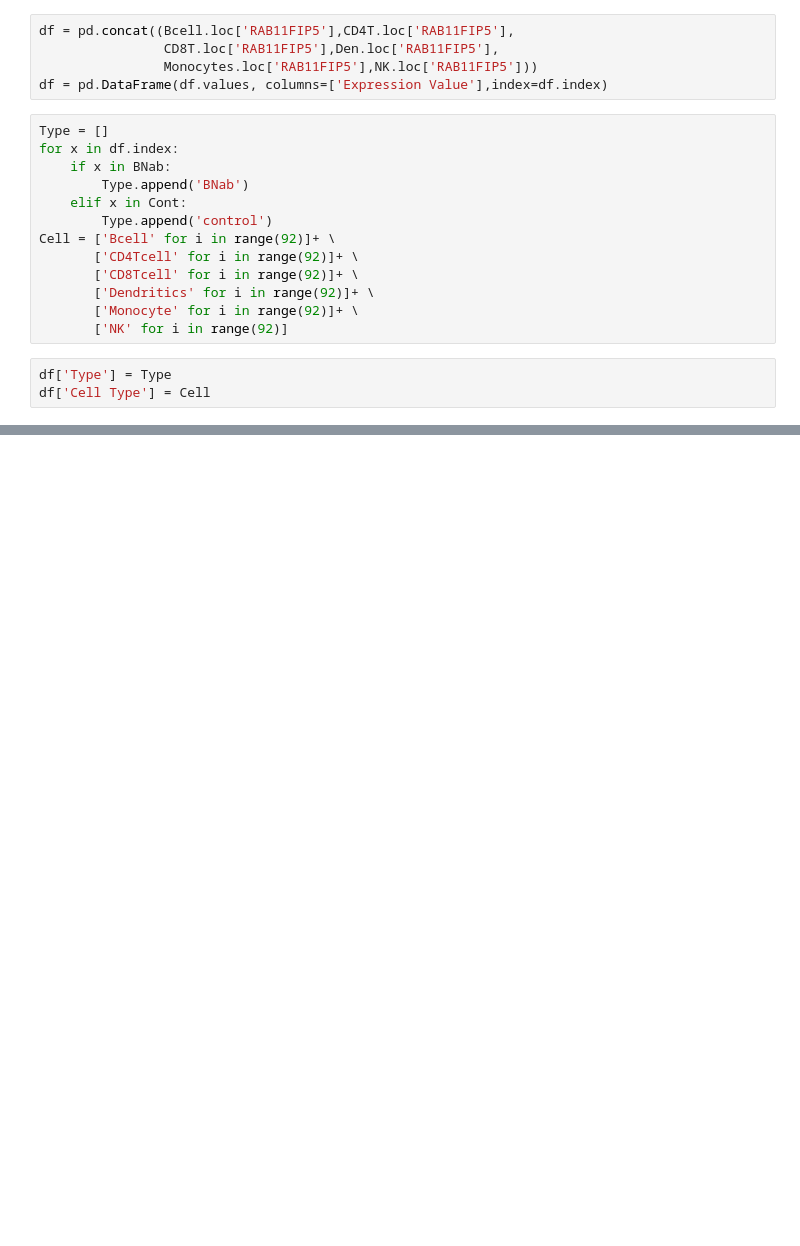
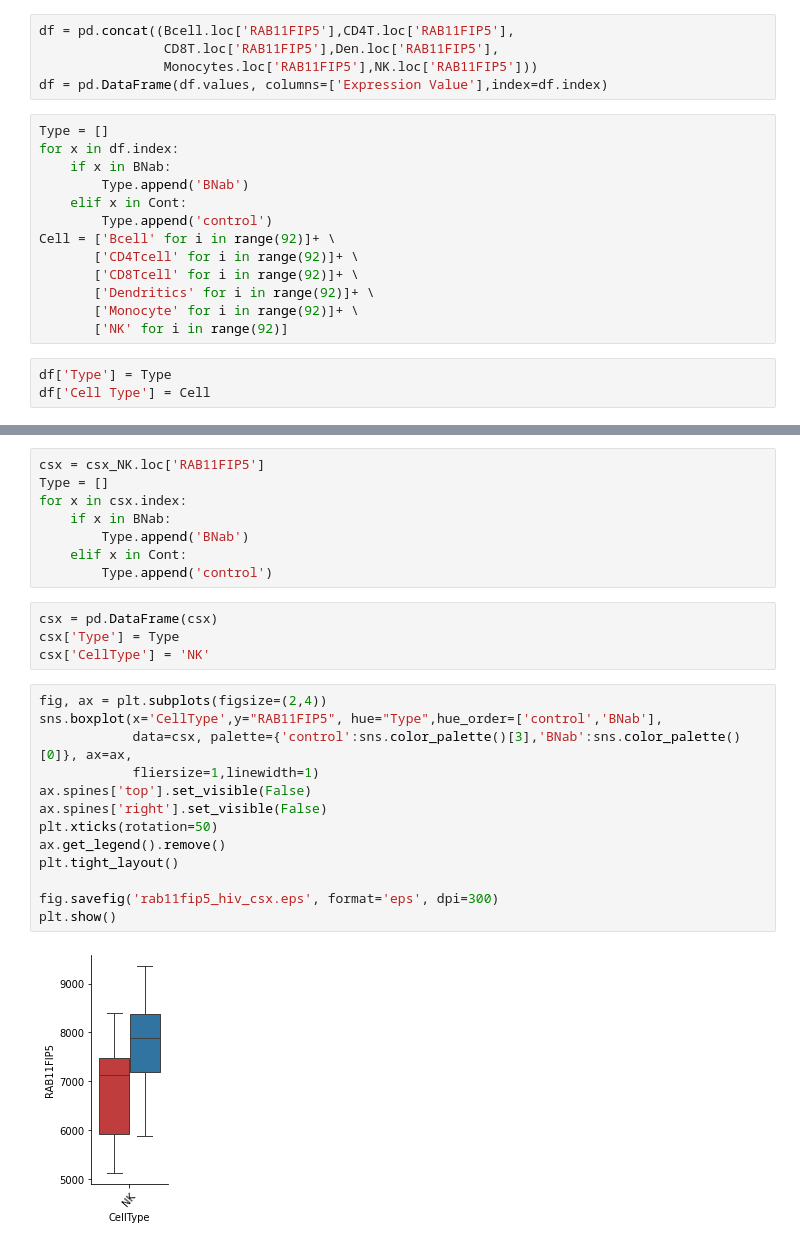
Before and after one commit to poseidonchan/TAPE, a Jupyter notebook: Experiments/Figures/HIV_analysis.ipynb, the cells around one changed output, grey strips where cells are left out. Drawn from its saved outputs; the diff is of its cells as text; blank space fills up the shorter version.

```diff
--- a/Experiments/Figures/HIV_analysis.ipynb
+++ b/Experiments/Figures/HIV_analysis.ipynb
@@ -173,0 +193,27 @@ The PostScript backend does not support transparency; partially transparent arti
+# %%
+csx = csx_NK.loc['RAB11FIP5']
+Type = []
+for x in csx.index:
+    if x in BNab:
+        Type.append('BNab')
+    elif x in Cont:
+        Type.append('control')
+# %%
+csx = pd.DataFrame(csx)
+csx['Type'] = Type
+csx['CellType'] = 'NK'
+# %%
+fig, ax = plt.subplots(figsize=(2,4))
+sns.boxplot(x='CellType',y="RAB11FIP5", hue="Type",hue_order=['control','BNab'],
+            data=csx, palette={'control':sns.color_palette()[3],'BNab':sns.color_palette()[0]}, ax=ax,
+            fliersize=1,linewidth=1)
+ax.spines['top'].set_visible(False)
+ax.spines['right'].set_visible(False)
+plt.xticks(rotation=50)
+ax.get_legend().remove()
+plt.tight_layout()
+
+fig.savefig('rab11fip5_hiv_csx.eps', format='eps', dpi=300)
+plt.show()
+# %% [output]
+[figure, added]
```
Also changed, not shown: parts of 5 cells of this notebook, 58 other files.
